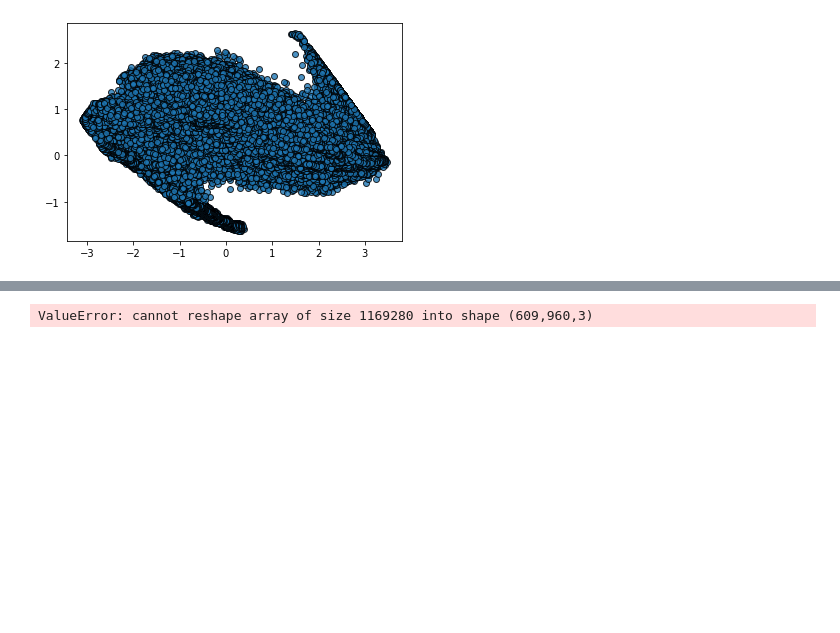
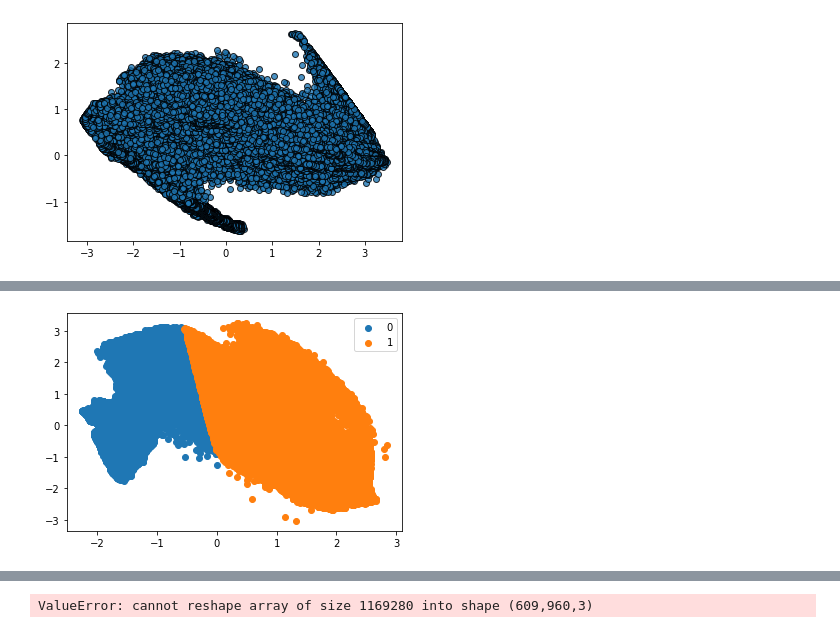
Before and after one commit to outspark/you_work_from_home, a Jupyter notebook: hw02/hw02_dimension_reduction.ipynb, the cells around one changed output, grey strips where cells are left out. Drawn from its saved outputs; the diff is of its cells as text; code cells hidden in the pictures; blank space fills up the shorter version.

```diff
--- a/hw02/hw02_dimension_reduction.ipynb
+++ b/hw02/hw02_dimension_reduction.ipynb
@@ -89,0 +97,3 @@ cluster_labels = kmeans.labels_
+# %%
+df_kmeans = pd.DataFrame({'pc1':x_pca[:,0],'pc2':x_pca[:,1],'cluster':cluster_idx})
+df_kmeans
@@ -90,2 +114,11 @@ cluster_labels = kmeans.labels_
+# %%
+# df_kmeans[df_kmeans['cluster']==4]
+
+for i in range(2):
+    plt.scatter(df_kmeans[df_kmeans['cluster']==i]['pc1'], df_kmeans[df_kmeans['cluster']==i]['pc2'] , label = i)
+plt.legend()
+plt.show()
+# %% [output]
+[figure, added]
 # %%
 plt.scatter(x_pca[:, 0], x_pca[:, 1], c=cluster_idx, s=50, cmap='viridis')
```
Also changed, not shown: parts of 14 cells of this notebook, 1 other file.
